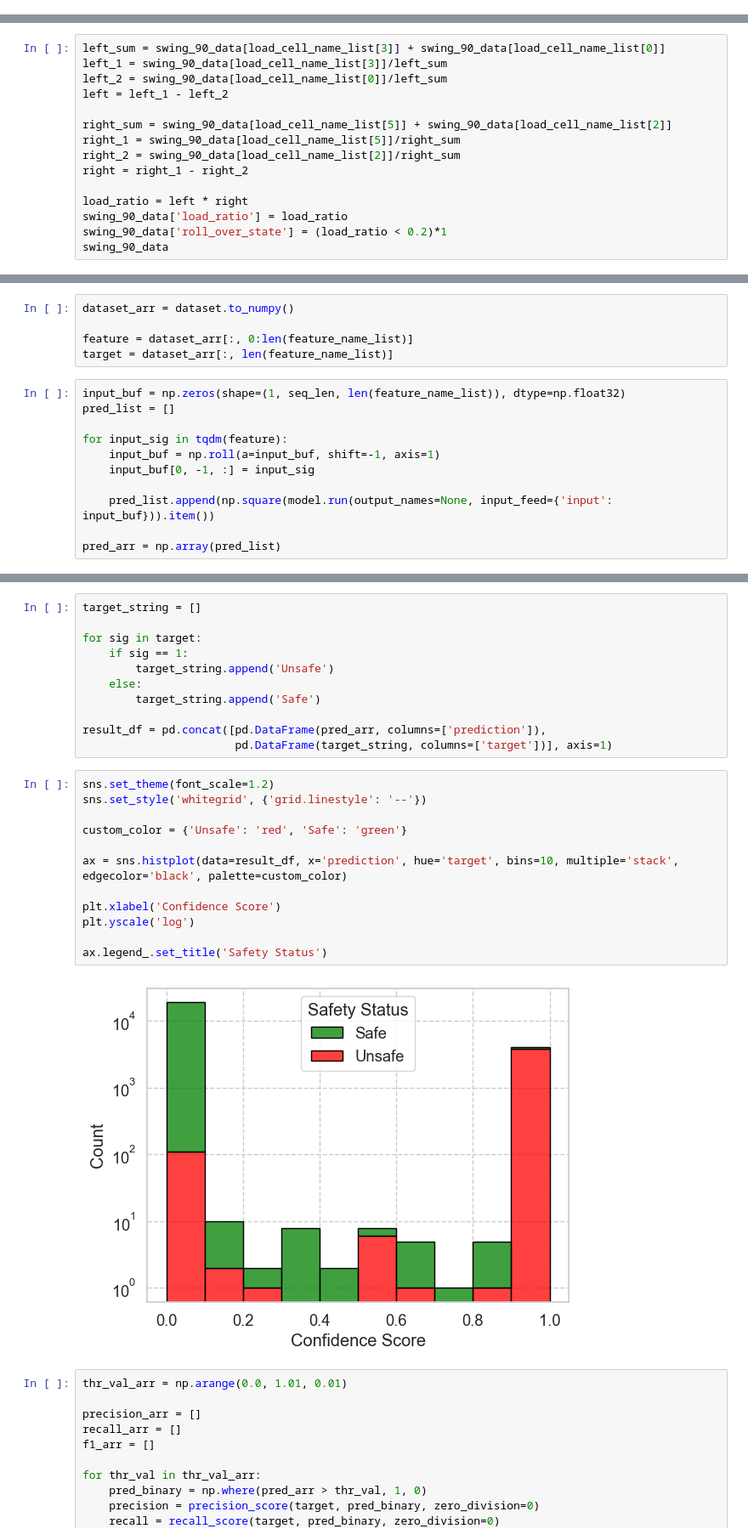
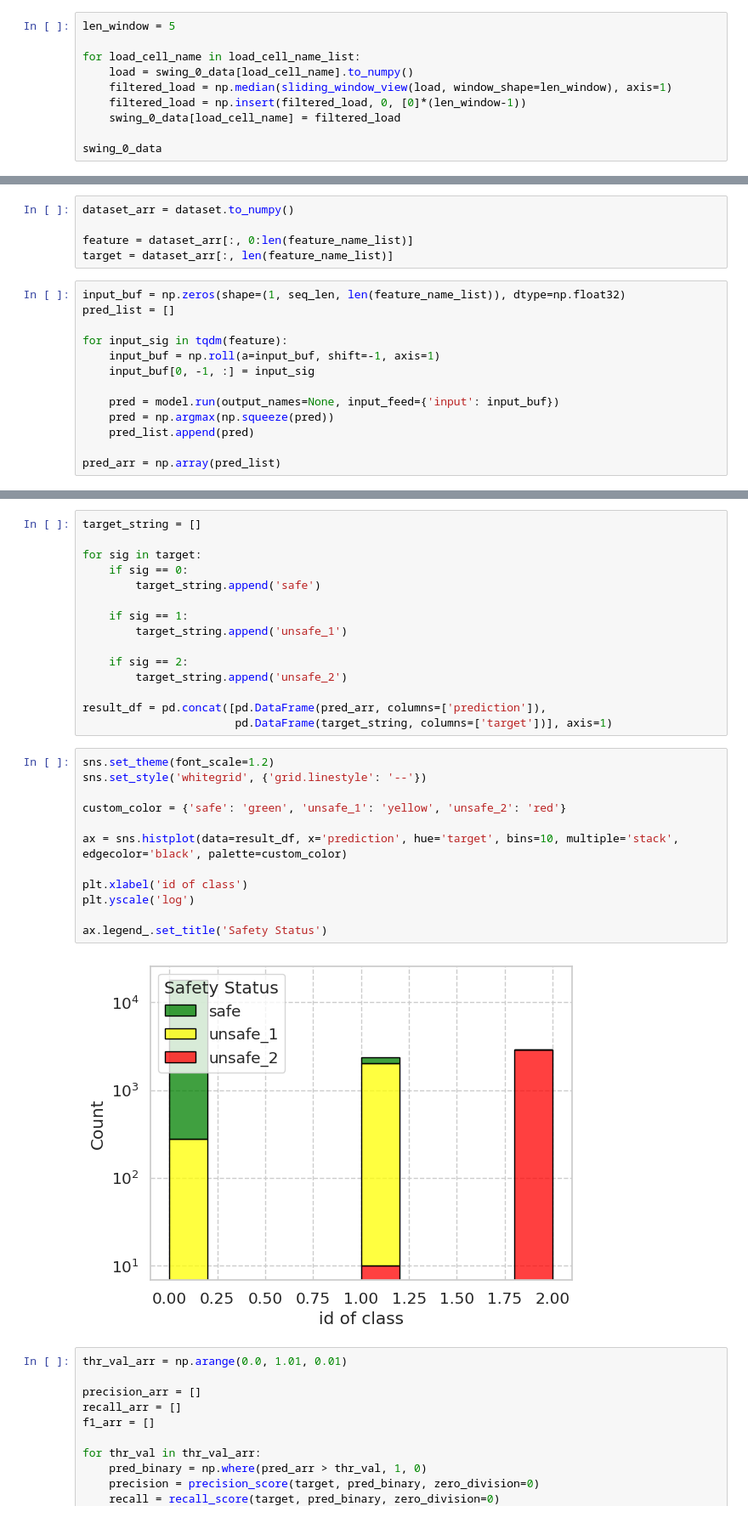
Before and after one commit to jinbeomjeong/estimate_crawler_crane_ground_pressure, a Jupyter notebook: analysis_rollover_detection_onnx_model_15m.ipynb, the cells around one changed output, grey strips where cells are left out. Shown at 85% size. Saved outputs shown, nothing was run; the diff lists cells and outputs as text.

```diff
--- a/analysis_rollover_detection_onnx_model.ipynb
+++ b/analysis_rollover_detection_onnx_model_15m.ipynb
@@ -243,0 +76,10 @@ swing_0_data
+# %%
+len_window = 5
+
+for load_cell_name in load_cell_name_list:
+    load = swing_0_data[load_cell_name].to_numpy()
+    filtered_load = np.median(sliding_window_view(load, window_shape=len_window), axis=1)
+    filtered_load = np.insert(filtered_load, 0, [0]*(len_window-1))
+    swing_0_data[load_cell_name] = filtered_load
+
+swing_0_data
@@ -282,18 +170,3 @@ swing_90_data
 | 4377 | 101.400 | 15.012 | 55.209 | 2.856 | 748.0 | -0.598 | ... |
 | 4378 | 101.501 | 15.012 | 55.209 | 2.856 | 748.0 | -0.598 | ... |
 4379 rows × 18 columns
-# %%
-left_sum = swing_90_data[load_cell_name_list[3]] + swing_90_data[load_cell_name_list[0]]
-left_1 = swing_90_data[load_cell_name_list[3]]/left_sum
-left_2 = swing_90_data[load_cell_name_list[0]]/left_sum
-left = left_1 - left_2
-
-right_sum = swing_90_data[load_cell_name_list[5]] + swing_90_data[load_cell_name_list[2]]
-right_1 = swing_90_data[load_cell_name_list[5]]/right_sum
-right_2 = swing_90_data[load_cell_name_list[2]]/right_sum
-right = right_1 - right_2
-
-load_ratio = left * right
-swing_90_data['load_ratio'] = load_ratio
-swing_90_data['roll_over_state'] = (load_ratio < 0.2)*1
-swing_90_data
@@ -344,6 +237,8 @@ for input_sig in tqdm(feature):
     input_buf = np.roll(a=input_buf, shift=-1, axis=1)
     input_buf[0, -1, :] = input_sig
 
-    pred_list.append(np.square(model.run(output_names=None, input_feed={'input': input_buf})).item())
+    pred = model.run(output_names=None, input_feed={'input': input_buf})
+    pred = np.argmax(np.squeeze(pred))
+    pred_list.append(pred)
 
 pred_arr = np.array(pred_list)
@@ -351,27 +271,31 @@ pred_arr = np.array(pred_list)
 target_string = []
 
 for sig in target:
+    if sig == 0:
+        target_string.append('safe')
+
     if sig == 1:
-        target_string.append('Unsafe')
-    else:
-        target_string.append('Safe')
+        target_string.append('unsafe_1')
+
+    if sig == 2:
+        target_string.append('unsafe_2')
 
 result_df = pd.concat([pd.DataFrame(pred_arr, columns=['prediction']),
                        pd.DataFrame(target_string, columns=['target'])], axis=1)
 # %%
 sns.set_theme(font_scale=1.2)
 sns.set_style('whitegrid', {'grid.linestyle': '--'})
 
-custom_color = {'Unsafe': 'red', 'Safe': 'green'}
+custom_color = {'safe': 'green', 'unsafe_1': 'yellow', 'unsafe_2': 'red'}
 
 ax = sns.histplot(data=result_df, x='prediction', hue='target', bins=10, multiple='stack', edgecolor='black', palette=custom_color)
 
-plt.xlabel('Confidence Score')
+plt.xlabel('id of class')
 plt.yscale('log')
 
 ax.legend_.set_title('Safety Status')
 # %% [output]
-[figure, old version]
+[figure, new version]
 # %%
 thr_val_arr = np.arange(0.0, 1.01, 0.01)
 
```
Also changed, not shown: parts of 17 cells of this notebook, 23 other files.
